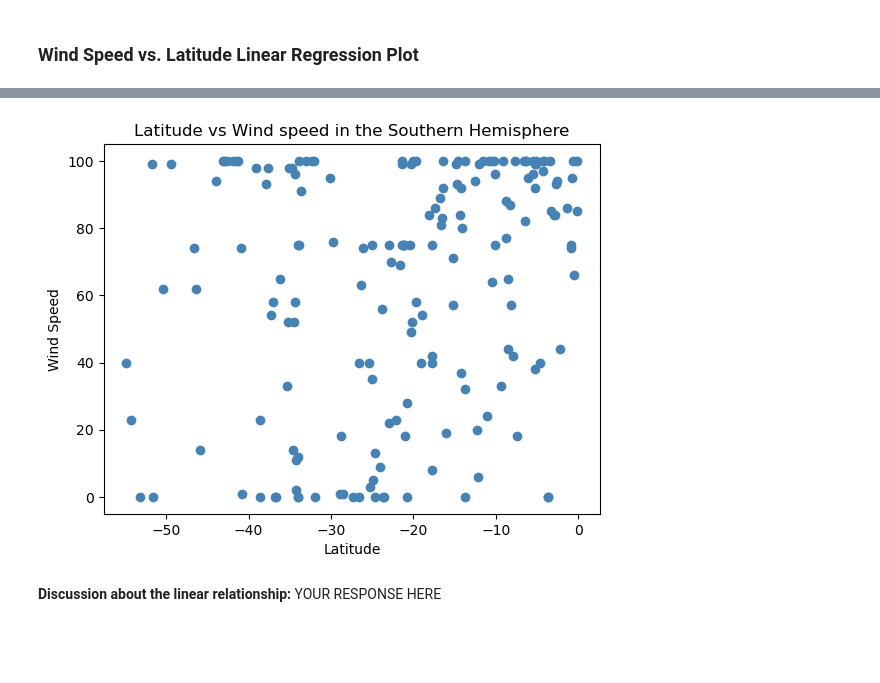
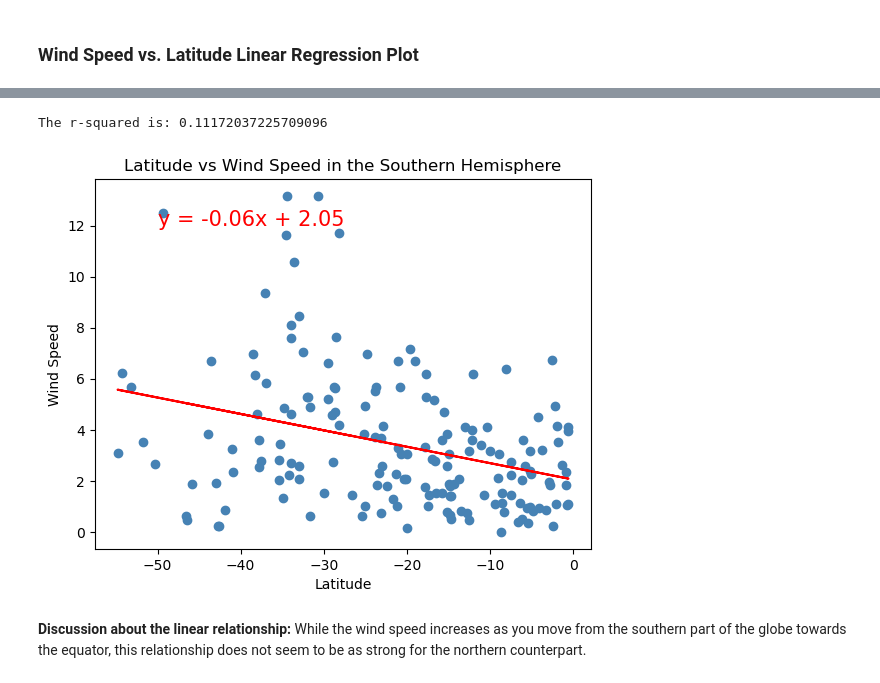
Before and after one commit to YashadaKul/python-api-challenge, a Jupyter notebook: WeatherPy/WeatherPy.ipynb, the cells around one changed output, grey strips where cells are left out. Drawn from its saved outputs; the diff is of its cells as text; code cells hidden in the pictures; blank space fills up the shorter version.

```diff
--- a/WeatherPy/WeatherPy.ipynb
+++ b/WeatherPy/WeatherPy.ipynb
@@ -291,3 +287,10 @@ def linear_regression(n, dep_variable,indep_variable,slope)
+# %%
+# Define a function to create Linear Regression plots
+def linear_reg(x_axis_values, y_axis_values):
+    (slope, intercept, rvalue, pvalue, stderr) = linregress(x_axis_values, y_axis_values)
+    regress_values = x_axis_values * slope + intercept
+    line_eq = "y = " + str(round(slope, 2)) + "x + " + str(round(intercept,2))
+    return (slope, intercept, rvalue, pvalue, stderr, regress_values, line_eq)
 # %%
 # Create a DataFrame with the Northern Hemisphere data (Latitude >= 0)
 northern_hemi_df = city_data_df.loc[ city_data_df["Lat"] >= 0,:]
@@ -441,17 +499,25 @@ plt.show()
 # %%
 # Southern Hemisphere
-plt.scatter(x = southern_hemi_df["Lat"], y = southern_hemi_df["Cloudiness"],
-            marker = "o", facecolors = "steelblue",
-           )
+x_values = southern_hemi_df["Lat"]
+y_values = southern_hemi_df["Wind Speed"]
+(slope, intercept, rvalue, pvalue, stderr, regress_values, line_eq) = linear_reg(x_values, y_values)
+
+
+plt.scatter(x = x_values, y = y_values, marker = "o", facecolors = "steelblue")
+plt.plot(x_values, regress_values, "r-")
+plt.annotate(line_eq, (-50,12), fontsize = 15, color = "red")
+
 
 # Incorporate the other graph properties
-plt.title("Latitude vs Wind speed in the Southern Hemisphere")
+plt.title("Latitude vs Wind Speed in the Southern Hemisphere")
 plt.ylabel("Wind Speed")
 plt.xlabel("Latitude")
+print(f"The r-squared is: {rvalue**2}")
 
 # Show plot
 plt.show()
 # %% [output]
+The r-squared is: 0.11172037225709096
-[figure, old version]
+[figure, new version]
-# %% [markdown]
-**Discussion about the linear relationship:** YOUR RESPONSE HERE
+# %% [markdown]
+**Discussion about the linear relationship:** While the wind speed increases as you move from the southern part of the globe towards the equator, this relationship does not seem to be as strong for the northern counterpart.
```
Also changed, not shown: parts of 26 cells of this notebook, 9 other files.
